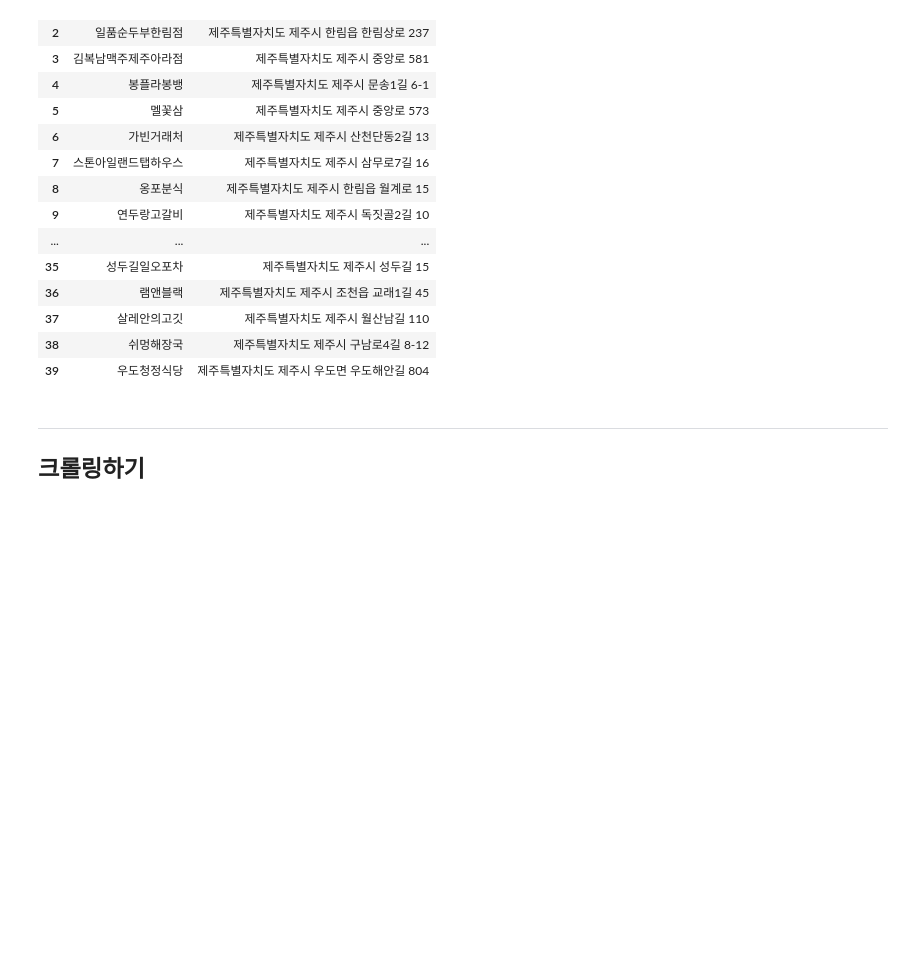
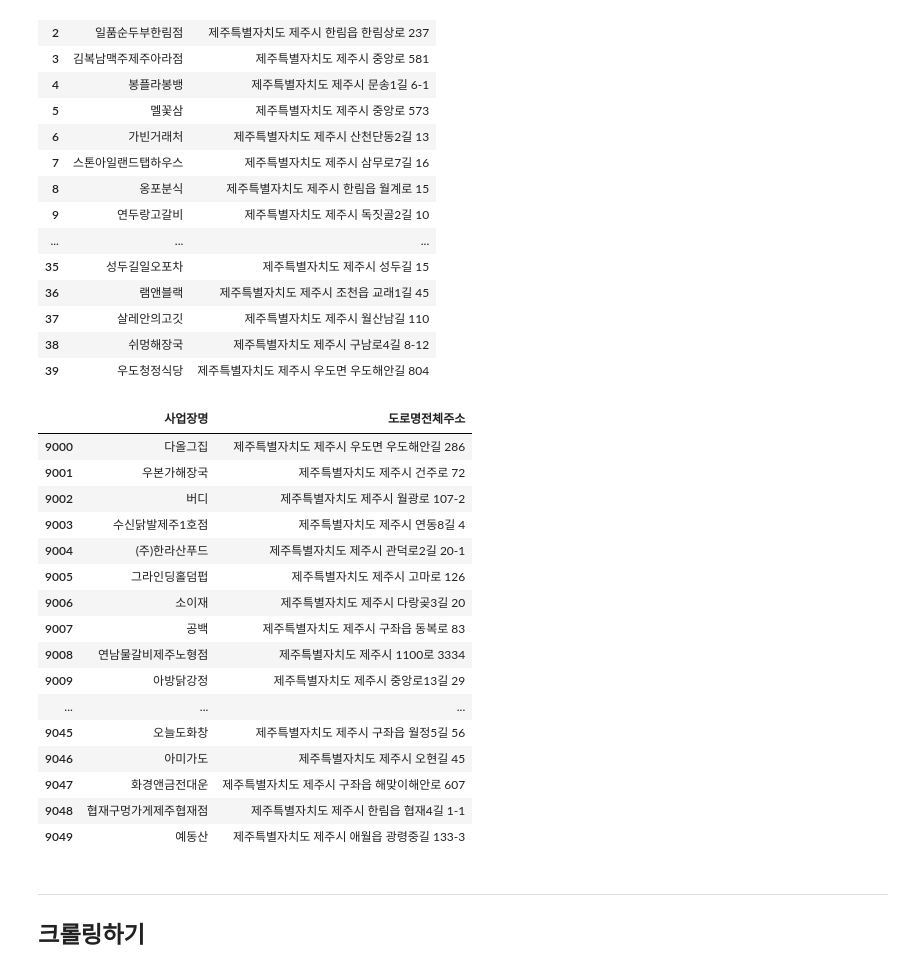
Before and after one commit to JejuTravelApp/DataAnalysis, a Jupyter notebook: TY_제주도식당_scrapy.ipynb, the cells around one changed output. Cells and saved outputs as stored; diff of their text form; code cells hidden in the pictures; blank space fills up the shorter version.

```diff
--- a/TY_제주도식당_scrapy.ipynb
+++ b/TY_제주도식당_scrapy.ipynb
@@ -67,6 +75,26 @@ scrapy_df.head(40)
 | 37 | 살레안의고깃 | 제주특별자치도 제주시 월산남길 110 |
 | 38 | 쉬멍해장국 | 제주특별자치도 제주시 구남로4길 8-12 |
 | 39 | 우도청정식당 | 제주특별자치도 제주시 우도면 우도해안길 804 |
+# %%
+scrapy_df[9000:9050]
+# %% [output]
+|  | 사업장명 | 도로명전체주소 |
+| 9000 | 다올그집 | 제주특별자치도 제주시 우도면 우도해안길 286 |
+| 9001 | 우본가해장국 | 제주특별자치도 제주시 건주로 72 |
+| 9002 | 버디 | 제주특별자치도 제주시 월광로 107-2 |
+| 9003 | 수신닭발제주1호점 | 제주특별자치도 제주시 연동8길 4 |
+| 9004 | (주)한라산푸드 | 제주특별자치도 제주시 관덕로2길 20-1 |
+| 9005 | 그라인딩홀덤펍 | 제주특별자치도 제주시 고마로 126 |
+| 9006 | 소이재 | 제주특별자치도 제주시 다랑곶3길 20 |
+| 9007 | 공백 | 제주특별자치도 제주시 구좌읍 동복로 83 |
+| 9008 | 연남물갈비제주노형점 | 제주특별자치도 제주시 1100로 3334 |
+| 9009 | 아방닭강정 | 제주특별자치도 제주시 중앙로13길 29 |
+| ... | ... | ... |
+| 9045 | 오늘도화창 | 제주특별자치도 제주시 구좌읍 월정5길 56 |
+| 9046 | 아미가도 | 제주특별자치도 제주시 오현길 45 |
+| 9047 | 화경앤금전대운 | 제주특별자치도 제주시 구좌읍 해맞이해안로 607 |
+| 9048 | 협재구멍가게제주협재점 | 제주특별자치도 제주시 한림읍 협재4길 1-1 |
+| 9049 | 예동산 | 제주특별자치도 제주시 애월읍 광령중길 133-3 |
 # %% [markdown]
 ---
 ## 크롤링하기
```
Also changed, not shown: parts of 4 cells of this notebook.
